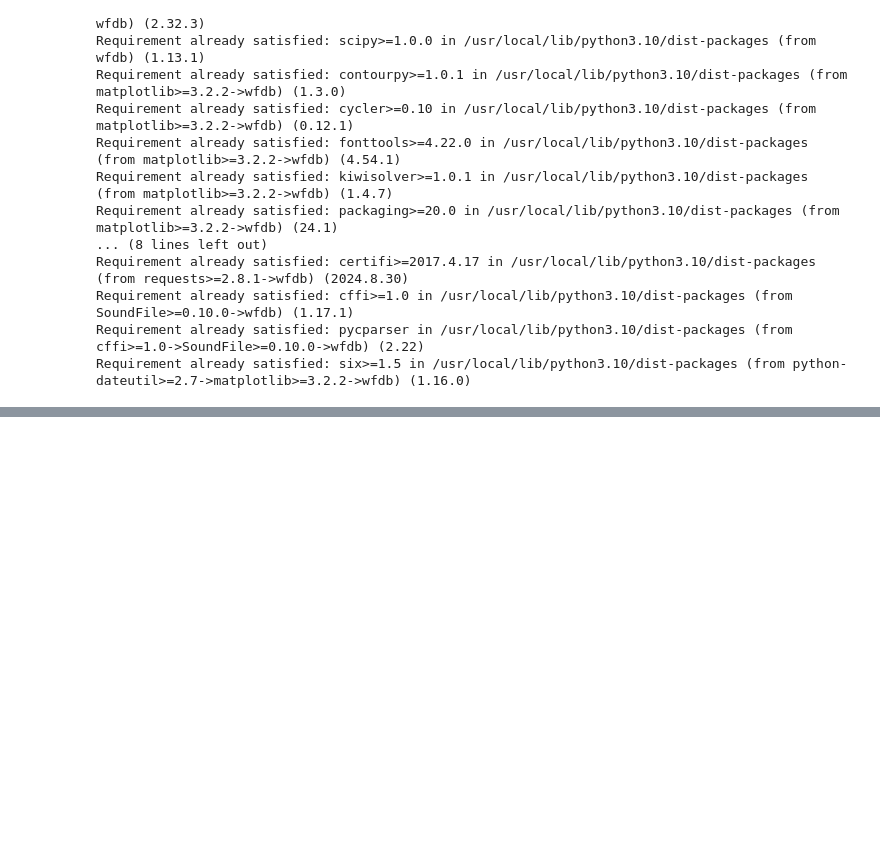
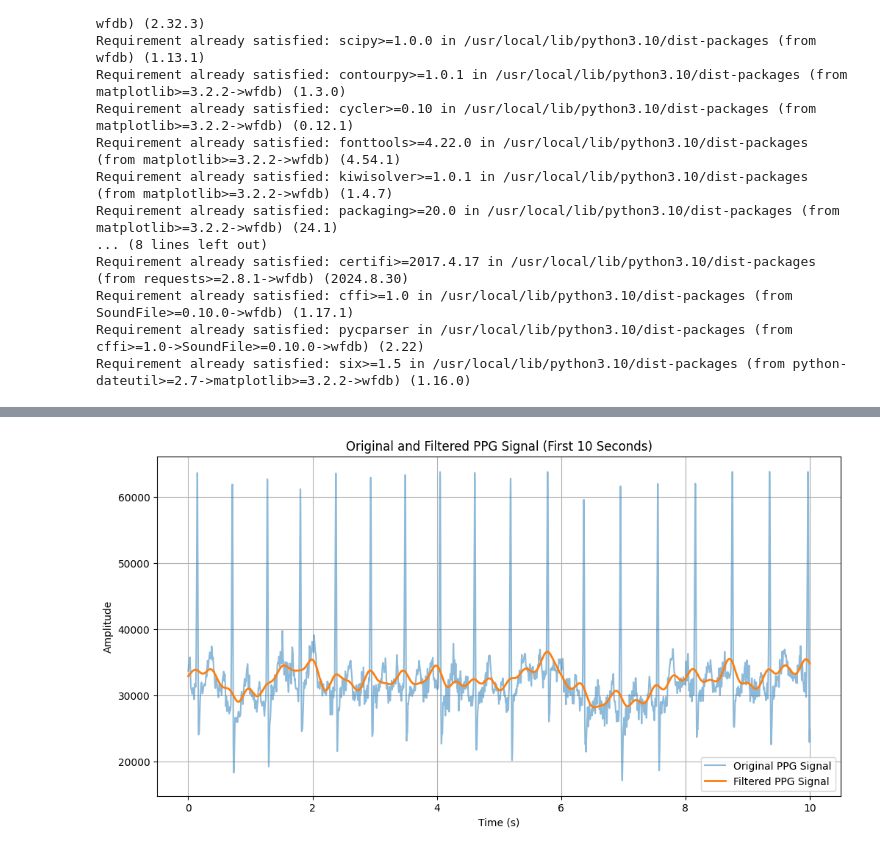
Before and after one commit to HRJ369/DH_307, a Jupyter notebook: DH_307_ppg.ipynb, the cells around one changed output, grey strips where cells are left out. Drawn from its saved outputs; the diff is of its cells as text; code cells hidden in the pictures; blank space fills up the shorter version.

```diff
--- a/DH_307_ppg.ipynb
+++ b/DH_307_ppg.ipynb
@@ -120,3 +132,20 @@ PPG Signal Values: [33665.04661017 33872.02881356 34164.23898305 34371.22118644
+# %%
+time_10s = time[time <= 10]
+ppg_signal_10s = ppg_signal[:len(time_10s)]
+filtered_ppg_signal_10s = filtered_ppg_signal_lowpass[:len(time_10s)]
+
+# Plot the original and filtered signals for the first 10 seconds
+plt.figure(figsize=(12, 6))
+plt.plot(time_10s, ppg_signal_10s, label='Original PPG Signal', alpha=0.5)
+plt.plot(time_10s, filtered_ppg_signal_10s, label='Filtered PPG Signal', linewidth=2)
+plt.xlabel('Time (s)')
+plt.ylabel('Amplitude')
+plt.title('Original and Filtered PPG Signal (First 10 Seconds)')
+plt.legend()
+plt.grid()
+plt.show()
+# %% [output]
+[figure, added]
 # %%
 import numpy as np
 import matplotlib.pyplot as plt
```
Also changed, not shown: parts of 6 cells of this notebook.
